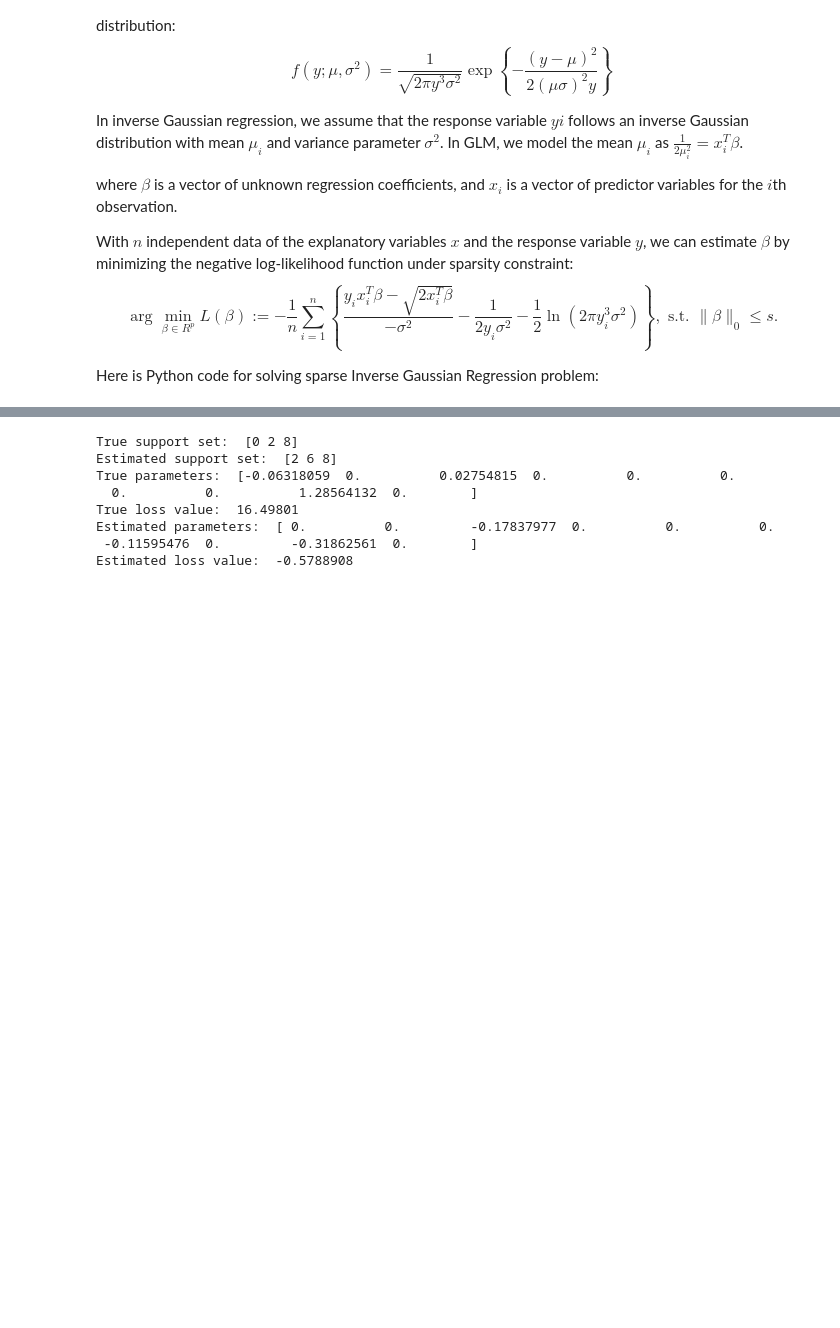
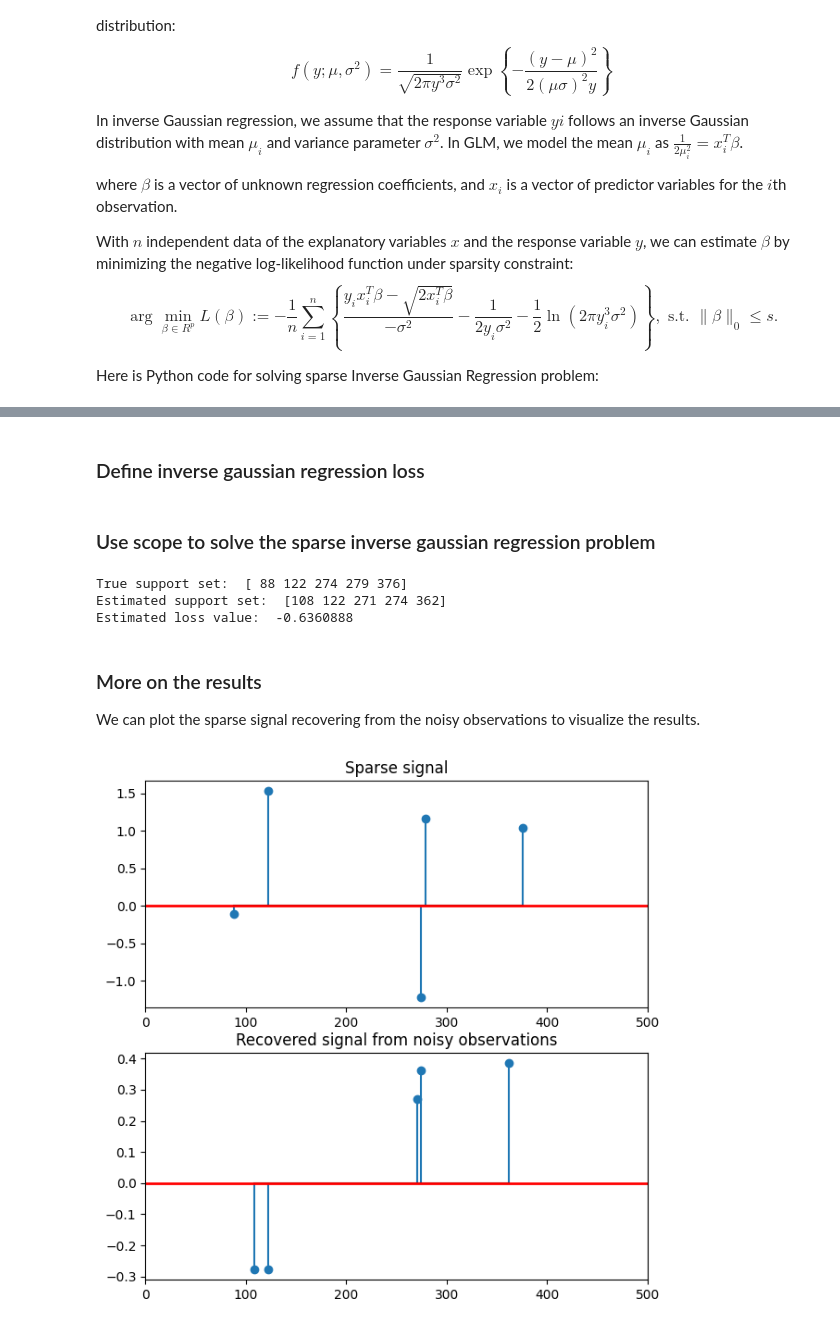
Before and after one commit to abess-team/skscope, a Jupyter notebook: docs/source/examples/Generalized Linear Models/Inverse-gaussian-regression.ipynb, the cells around one changed output, grey strips where cells are left out. Cells and saved outputs as stored; diff of their text form; code cells hidden in the pictures; blank space fills up the shorter version.

```diff
--- a/docs/source/examples/Generalized Linear Models/Inverse-gaussian-regression.ipynb
+++ b/docs/source/examples/Generalized Linear Models/Inverse-gaussian-regression.ipynb
@@ -34,7 +42,4 @@ np.random.seed(4)
 # %%
-import numpy as np
-from scipy.stats import invgauss
-
 def simulate_inverse_gaussian_regression_data(n, p, s, lambda_):
     # Generate predictor variables
     X = np.random.normal(size=(n, p))
@@ -51,8 +56,10 @@ def simulate_inverse_gaussian_regression_data(n, p, s, lambda_):
 
     return X, y, beta, true_support_set
 
-n = 200
-p = 10
-s = 3
+n = 500
+p = 500
+s = 5
 lambda_ = 1
 X, y, true_params, true_support_set = simulate_inverse_gaussian_regression_data(n, p, s, lambda_)
+# %% [markdown]
+### Define inverse gaussian regression loss
@@ -59,27 +74,45 @@ X, y, true_params, true_support_set = simulate_inverse_gaussian_regression_data(
+# %% [markdown]
+### Use scope to solve the sparse inverse gaussian regression problem
 # %%
-#def inverse_gaussian_regression_loss(params):
- #   xbeta = jnp.clip(X @ params, -30, 30)
-  #  return jnp.mean(jnp.sqrt(2*xbeta) - y * xbeta)
-
-def inverse_gaussian_regression_loss(params):
-    xbeta = jnp.clip(X @ params, -30, 30)
-    return jnp.mean(y/(2*jnp.exp(2*xbeta))-jnp.exp(-xbeta))
-
 solver = ScopeSolver(p, s)
 solver.solve(inverse_gaussian_regression_loss, jit=True)
 
 print("True support set: ", np.sort(true_support_set))
 print("Estimated support set: ", np.sort(solver.support_set))
-print("True parameters: ", true_params)
-print("True loss value: ", inverse_gaussian_regression_loss(true_params))
-print("Estimated parameters: ", solver.params)
+#print("True parameters: ", true_params)
+#print("True loss value: ", inverse_gaussian_regression_loss(true_params))
+#print("Estimated parameters: ", solver.params)
 print("Estimated loss value: ", inverse_gaussian_regression_loss(solver.params))
 # %% [output]
-True support set:  [0 2 8]
-Estimated support set:  [2 6 8]
-True parameters:  [-0.06318059  0.          0.02754815  0.          0.          0.
-  0.          0.          1.28564132  0.        ]
-True loss value:  16.49801
-Estimated parameters:  [ 0.          0.         -0.17837977  0.          0.          0.
- -0.11595476  0.         -0.31862561  0.        ]
-Estimated loss value:  -0.5788908
+True support set:  [ 88 122 274 279 376]
+Estimated support set:  [108 122 271 274 362]
+Estimated loss value:  -0.6360888
+# %% [markdown]
+### More on the results
+
+We can plot the sparse signal recovering from the noisy observations to visualize the results.
+# %%
+import matplotlib.pyplot as plt
+(inx_true,) =  true_params.nonzero()
+(inx_est,) =  solver.params.nonzero()
+
+# plot the sparse signal
+plt.figure(figsize=(7, 7))
+plt.subplot(2, 1, 1)
+plt.stem(inx_true, true_params[inx_true], markerfmt='o', basefmt='k-')
+plt.plot([0, 500], [0, 0], 'r-', lw=2)
+plt.xlim(0, 500)
+plt.title("Sparse signal")
+#plt.plot(inx_true, true_params[inx_true], drawstyle='steps-post')
+
+# plot the noisy reconstruction
+plt.subplot(2, 1, 2)
+plt.stem(inx_est, solver.params[inx_est], markerfmt='o', basefmt='k-')
+plt.plot([0, 500], [0, 0], 'r-', lw=2)
+plt.xlim(0, 500)
+plt.title("Recovered signal from noisy observations")
+#plt.plot(inx_est, solver.params[inx_est], drawstyle='steps-post')
+
+plt.show()
+# %% [output]
+[figure, added]
```
Also changed, not shown: parts of 5 cells of this notebook, 8 other files.
